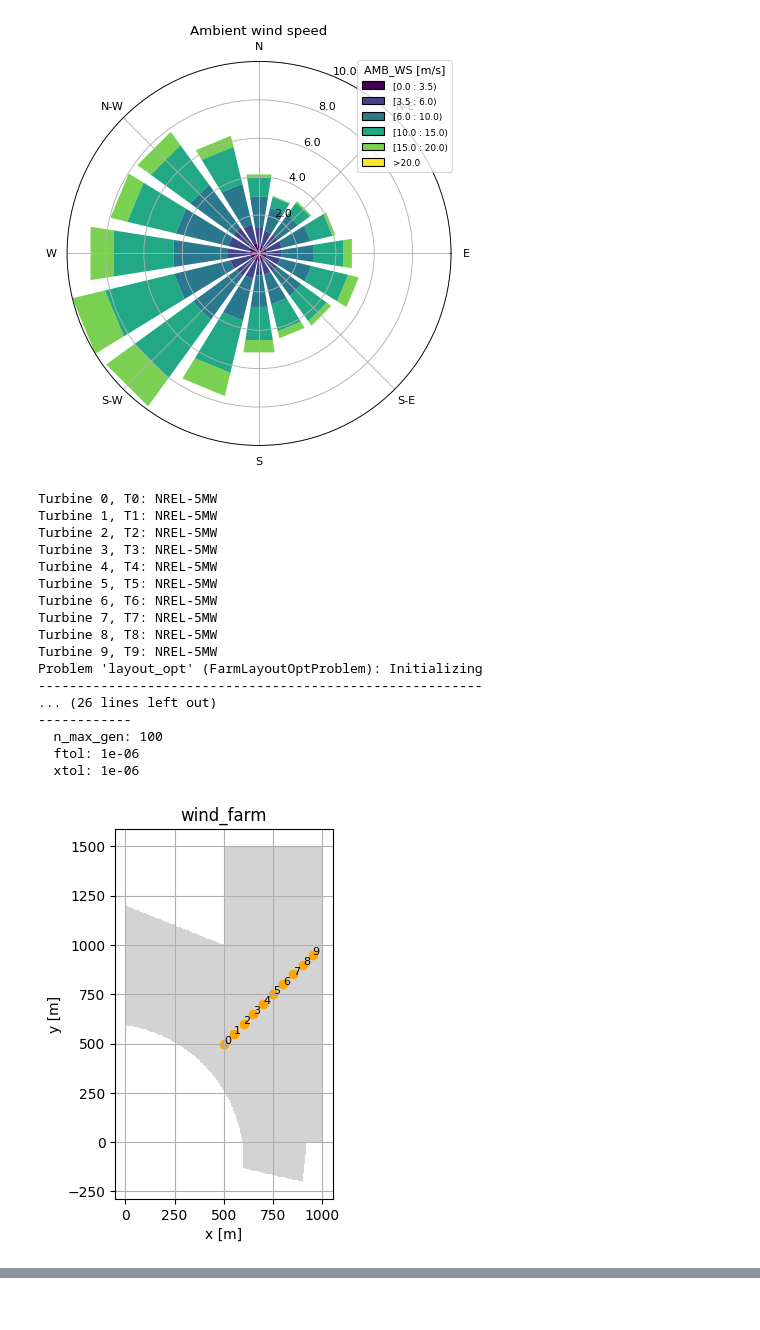
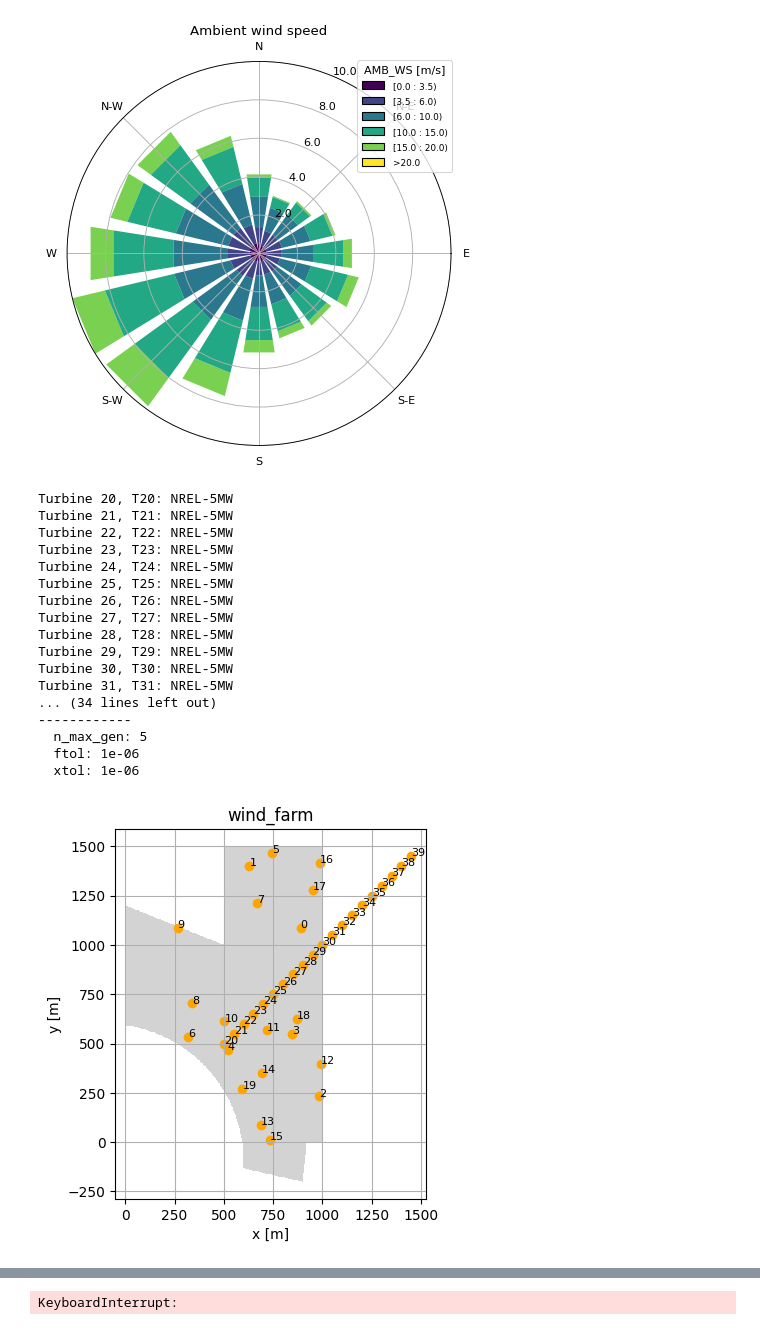
Before and after one commit to boujuan/StudentProject-Yield-Predictions-Offshore, a Jupyter notebook: test.ipynb, the cells around one changed output, grey strips where cells are left out. Drawn from its saved outputs; the diff is of its cells as text; code cells hidden in the pictures.

```diff
--- a/test.ipynb
+++ b/test.ipynb
@@ -35,16 +146,12 @@ from foxes.opt.objectives import MaxFarmPower
 # %%
+# initialize Model_book
 mbook = foxes.models.ModelBook()
 ttype = foxes.models.turbine_types.PCtFile("NREL-5MW-D126-H90.csv")
 mbook.turbine_types[ttype.name] = ttype
 
-boundary = foxes.utils.geom2d.Circle([0.0, 0.0], 1000.0)
+farm = foxes.WindFarm(boundary=boundary)
 
-farm = foxes.WindFarm(boundary=boundary)
-foxes.input.farm_layout.add_row(
-    farm=farm,
-    xy_base=np.zeros(2),
-    xy_step=np.array([50.0, 0.0]),
-    n_turbines=10,
-    turbine_models=["kTI_02", ttype.name],
-)
+
+# read files in path to dataframe and put's those in list
+foxes.input.farm_layout.add_from_df(farm, pd.read_csv("NoWake_Layout.csv")) # also prints Turbines 'Turbine 0, T0: '
 # %% [output]
@@ -75,29 +189,10 @@ plt.show()
 # %% [output]
 [figure]
 # %%
+min_dist = None
 
-mbook = foxes.models.ModelBook()
-ttype = foxes.models.turbine_types.PCtFile("NREL-5MW-D126-H90.csv")
-mbook.turbine_types[ttype.name] = ttype
+#farm = foxes.WindFarm(boundary=boundary)
 
-boundary = (
-    foxes.utils.geom2d.ClosedPolygon(
-        np.array([[0, 0], [0, 1200], [1000, 800], [900, -200]], dtype=np.float64)
-    )
-    + foxes.utils.geom2d.ClosedPolygon(
-        np.array([[500, 0], [500, 1500], [1000, 1500], [1000, 0]], dtype=np.float64)
-    )
-    - foxes.utils.geom2d.Circle([-100.0, -100.0], 700)
-)
-
-farm = foxes.WindFarm(boundary=boundary)
-foxes.input.farm_layout.add_row(
-    farm=farm,
-    xy_base=np.array([500.0, 500.0]),
-    xy_step=np.array([50.0, 50.0]),
-    n_turbines=10,
-    turbine_models=[ttype.name],
-)
 
 states = foxes.input.states.StatesTable(
     data_source="wind_rose_bremen.csv",
@@ -126,10 +221,11 @@ with foxes.utils.runners.DaskRunner(
 ) as runner:
     problem = FarmLayoutOptProblem("layout_opt", algo, runner=runner)
     problem.add_objective(MaxFarmPower(problem))
+    #problem.add_objective(MaxNTurbines(problem))
     problem.add_constraint(FarmBoundaryConstraint(problem))
-    if None is not None:
+    if min_dist is not None:
         problem.add_constraint(
-            MinDistConstraint(problem, min_dist=10, min_dist_unit="D")
+            MinDistConstraint(problem, min_dist=min_dist, min_dist_unit="D")
         )
     problem.initialize()
 
@@ -146,7 +242,7 @@ with foxes.utils.runners.DaskRunner(
         setup_pars=dict(),
         term_pars=dict(
             type="default",
-            n_max_gen=100,
+            n_max_gen=5,
             ftol=1e-6,
             xtol=1e-6,
         ),
@@ -165,48 +261,48 @@ with foxes.utils.runners.DaskRunner(
     print(results)
 
     fig, axs = plt.subplots(1, 2, figsize=(12, 8))
 
     foxes.output.FarmLayoutOutput(farm).get_figure(fig=fig, ax=axs[0])
 
     o = foxes.output.FlowPlots2D(algo, results.problem_results)
     p_min = np.array([-100.0, -350.0])
     p_max = np.array([1100.0, 1600.0])
     fig = o.get_mean_fig_xy(
         "WS",
         resolution=20,
         fig=fig,
         ax=axs[1],
         xmin=p_min[0],
         xmax=p_max[0],
         ymin=p_min[1],
         ymax=p_max[1],
     )
     dpars = dict(alpha=0.6, zorder=10, p_min=p_min, p_max=p_max)
     farm.boundary.add_to_figure(
         axs[1], fill_mode="outside_white", pars_distance=dpars
     )
 
     plt.show()
     plt.close(fig)
 # %% [output]
-Turbine 0, T0: NREL-5MW
-Turbine 1, T1: NREL-5MW
-Turbine 2, T2: NREL-5MW
-Turbine 3, T3: NREL-5MW
-Turbine 4, T4: NREL-5MW
-Turbine 5, T5: NREL-5MW
-Turbine 6, T6: NREL-5MW
-Turbine 7, T7: NREL-5MW
-Turbine 8, T8: NREL-5MW
-Turbine 9, T9: NREL-5MW
-Problem 'layout_opt' (FarmLayoutOptProblem): Initializing
----------------------------------------------------------
-... (26 lines left out)
+Turbine 20, T20: NREL-5MW
+Turbine 21, T21: NREL-5MW
+Turbine 22, T22: NREL-5MW
+Turbine 23, T23: NREL-5MW
+Turbine 24, T24: NREL-5MW
+Turbine 25, T25: NREL-5MW
+Turbine 26, T26: NREL-5MW
+Turbine 27, T27: NREL-5MW
+Turbine 28, T28: NREL-5MW
+Turbine 29, T29: NREL-5MW
+Turbine 30, T30: NREL-5MW
+Turbine 31, T31: NREL-5MW
+... (34 lines left out)
 ------------
-  n_max_gen: 100
+  n_max_gen: 5
   ftol: 1e-06
   xtol: 1e-06
-[figure, old version]
+[figure, new version]
 =================================================================================
 n_gen  |  n_eval  |     cv_min    |     cv_avg    |     f_avg     |     f_min
 =================================================================================
@@ -227,0 +310 @@ n_gen  |  n_eval  |     cv_min    |     cv_avg    |     f_avg     |     f_min
+KeyboardInterrupt:
```
Also changed, not shown: parts of 10 cells of this notebook, 3 other files.
